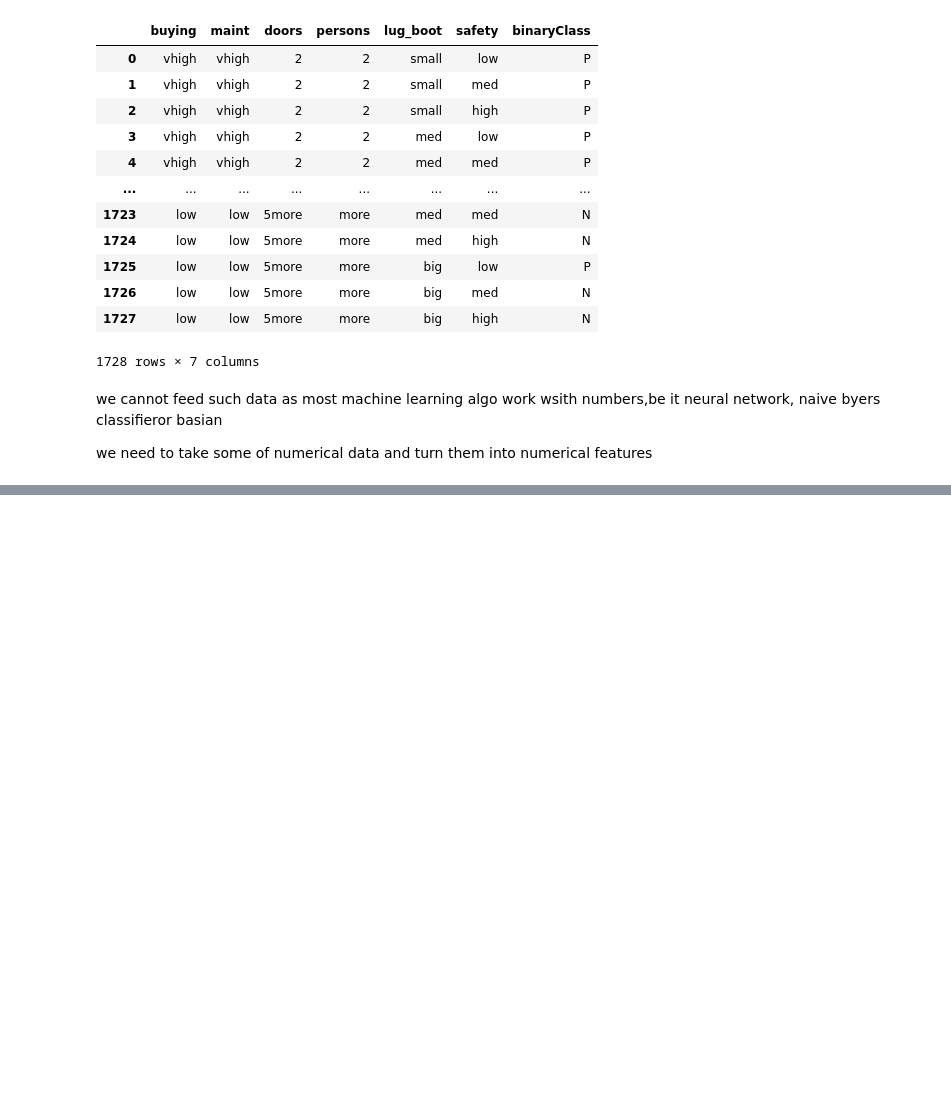
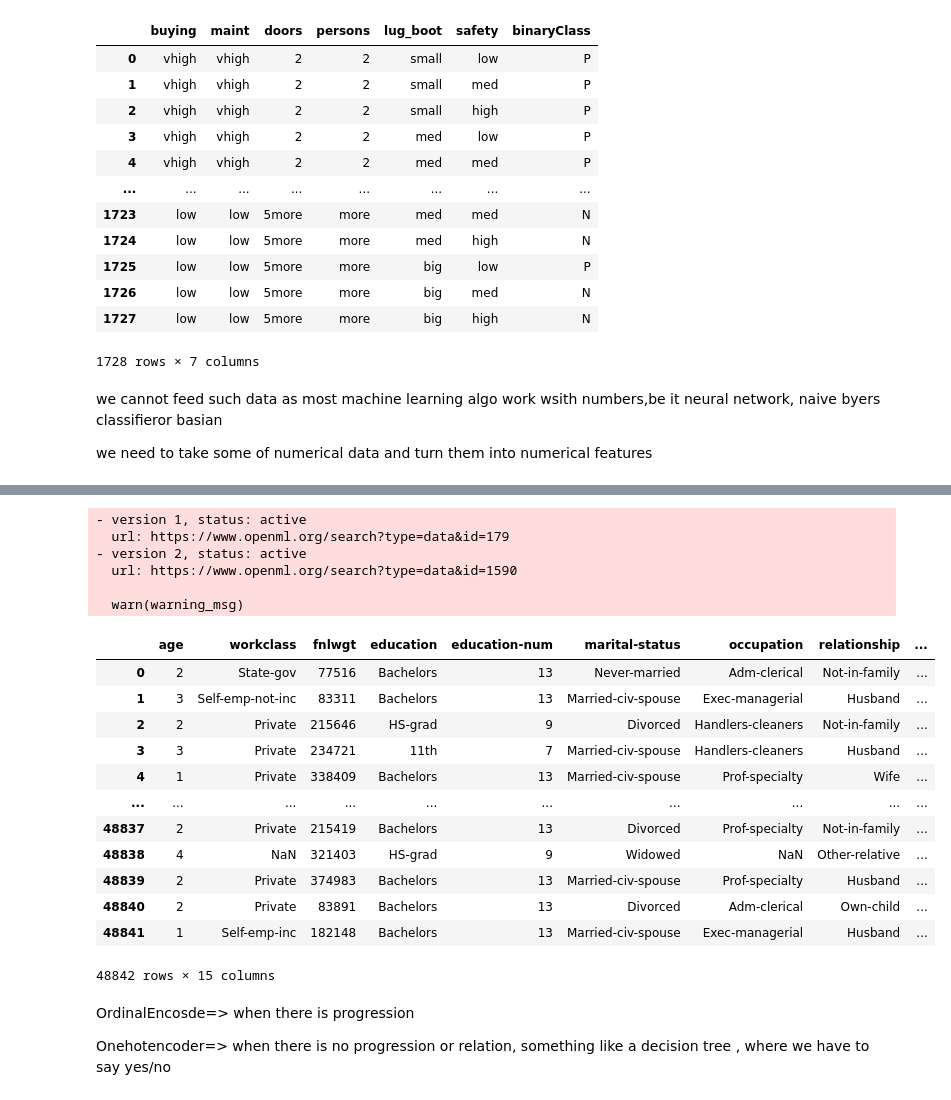
Before and after one commit to avnisinngh/Scikit-Learn, a Jupyter notebook: Main.ipynb, the cells around one changed output, grey strips where cells are left out. Drawn from its saved outputs; the diff is of its cells as text; code cells hidden in the pictures; blank space fills up the shorter version.

```diff
--- a/Main.ipynb
+++ b/Main.ipynb
@@ -529,0 +568,29 @@ we need to take some of numerical data and turn them into numerical features
+# %%
+data = fetch_openml('adult', as_frame=True).frame
+# %% [output]
+- version 1, status: active
+  url: https://www.openml.org/search?type=data&id=179
+- version 2, status: active
+  url: https://www.openml.org/search?type=data&id=1590
+
+  warn(warning_msg)
+# %%
+data
+# %% [output]
+|  | age | workclass | fnlwgt | education | education-num | marital-status | occupation | relationship | ... |
+| 0 | 2 | State-gov | 77516 | Bachelors | 13 | Never-married | Adm-clerical | Not-in-family | ... |
+| 1 | 3 | Self-emp-not-inc | 83311 | Bachelors | 13 | Married-civ-spouse | Exec-managerial | Husband | ... |
+| 2 | 2 | Private | 215646 | HS-grad | 9 | Divorced | Handlers-cleaners | Not-in-family | ... |
+| 3 | 3 | Private | 234721 | 11th | 7 | Married-civ-spouse | Handlers-cleaners | Husband | ... |
+| 4 | 1 | Private | 338409 | Bachelors | 13 | Married-civ-spouse | Prof-specialty | Wife | ... |
+| ... | ... | ... | ... | ... | ... | ... | ... | ... | ... |
+| 48837 | 2 | Private | 215419 | Bachelors | 13 | Divorced | Prof-specialty | Not-in-family | ... |
+| 48838 | 4 | NaN | 321403 | HS-grad | 9 | Widowed | NaN | Other-relative | ... |
+| 48839 | 2 | Private | 374983 | Bachelors | 13 | Married-civ-spouse | Prof-specialty | Husband | ... |
+| 48840 | 2 | Private | 83891 | Bachelors | 13 | Divorced | Adm-clerical | Own-child | ... |
+| 48841 | 1 | Self-emp-inc | 182148 | Bachelors | 13 | Married-civ-spouse | Exec-managerial | Husband | ... |
+48842 rows × 15 columns
+# %% [markdown]
+OrdinalEncosde=> when there is progression
+
+Onehotencoder=> when there is no progression or relation, something like a decision tree , where we have to say yes/no
```
Also changed, not shown: parts of 29 cells of this notebook.
